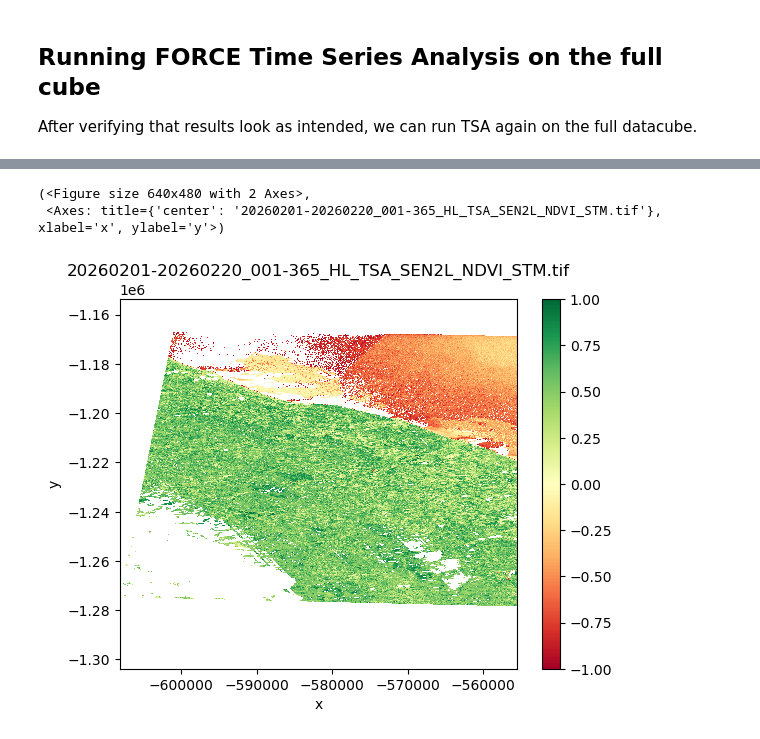
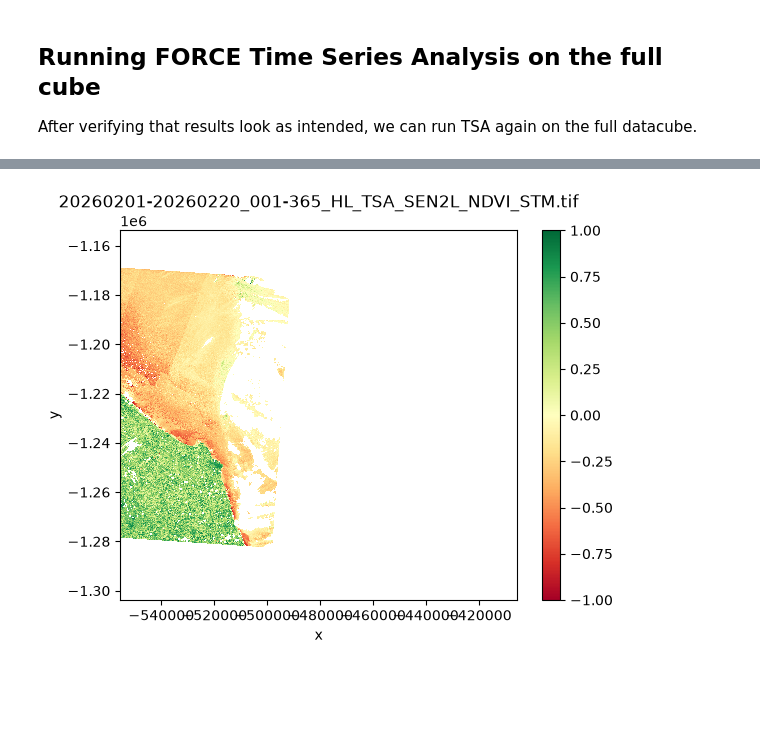
Before and after one commit to bcdev/apex-force-openeo, a Jupyter notebook: examples/run-level2-and-tsa/FORCE_level2_and_TSA.ipynb, the cells around one changed output, grey strips where cells are left out. Drawn from its saved outputs; the diff is of its cells as text; code cells hidden in the pictures; blank space fills up the shorter version.

```diff
--- a/examples/run-level2-and-tsa/FORCE_level2_and_TSA.ipynb
+++ b/examples/run-level2-and-tsa/FORCE_level2_and_TSA.ipynb
@@ -427,9 +366,7 @@ tsa_results_2.download_files(assets_path_2)
 # %%
-X, Y = "0032", "0030"
+X, Y = "0033", "0030"
 asset = "20260201-20260220_001-365_HL_TSA_SEN2L_NDVI_STM"
-tiff_path = assets_path / f"X{X}_Y{Y}" / f"{asset}.tif"
-utils.plot_asset_ndvi(tiff_path)
+tiff_path = assets_path_2 / f"X{X}_Y{Y}" / f"{asset}.tif"
+utils.plot_asset_ndvi(tiff_path, band=1);
 # %% [output]
-(<Figure size 640x480 with 2 Axes>,
- <Axes: title={'center': '20260201-20260220_001-365_HL_TSA_SEN2L_NDVI_STM.tif'}, xlabel='x', ylabel='y'>)
-[figure, old version]
+[figure, new version]
```
Also changed, not shown: parts of 26 cells of this notebook, 3 other files.
